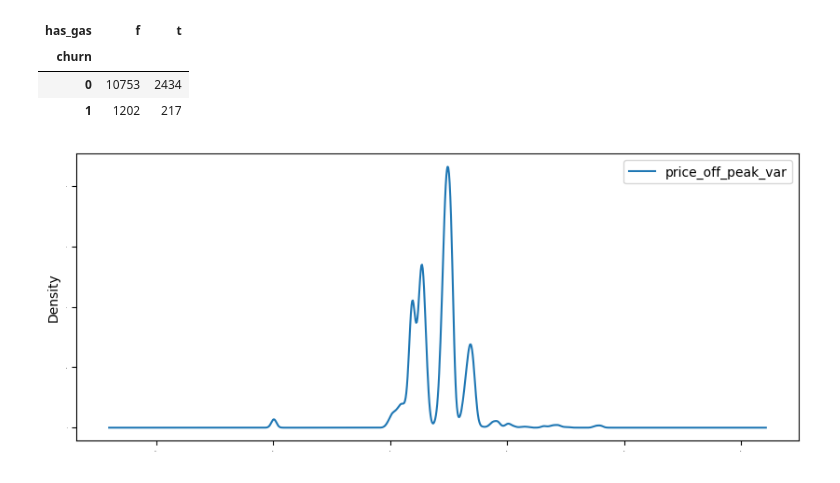
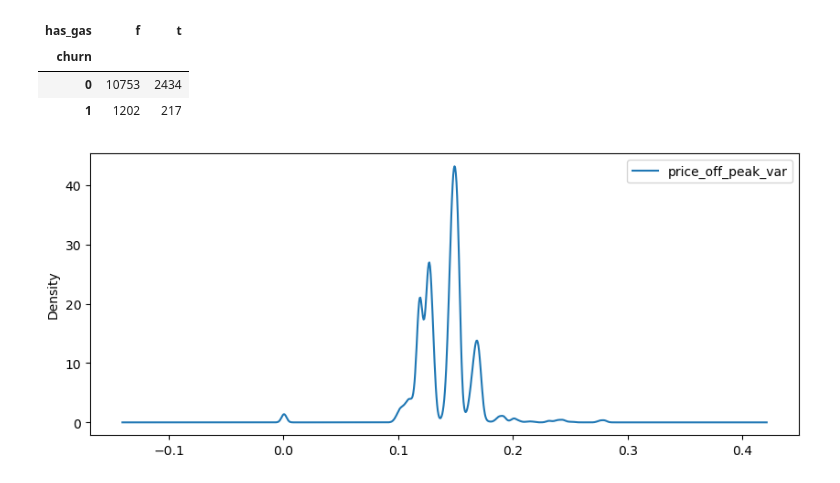
Before and after one commit to RushanerM/Job-Simulation, a Jupyter notebook: Powerco_eda.ipynb, the cells around one changed output. Cells and saved outputs as stored; diff of their text form; code cells hidden in the pictures.

Commit message:
Check the  price trend

```diff
--- a/Powerco_eda.ipynb
+++ b/Powerco_eda.ipynb
@@ -54,23 +54,7 @@ def infom(df):
     print("\n")
     return display(df.info())
 
-def date_trans(df, col= str|list):
-
-    for date in col:
-
-        df[date]= pd.to_datetime(df[date],
-                                errors= "coerce"
-                            )
-
-    df["mes"] = df[col[-1]].dt.month_name()
-
-    return df
-
-
 # Printing the informacion about the data
 infom(client)
 infom(price)
-
-client= date_trans(client, ['date_activ', 'date_end', 'date_modif_prod', 'date_renewal'])
-price= date_trans(price, ['price_date'])
 # %% [output]
@@ -110,6 +94,23 @@ Data columns (total 8 columns):
 dtypes: float64(6), object(2)
 memory usage: 11.8+ MB
 None
+# %%
+# Date transfomation
+
+date_client=  ['date_activ', 'date_end', 'date_modif_prod', 'date_renewal']
+
+for col in date_client:
+    client[col] = pd.to_datetime(
+        client[col],
+        errors= 'coerce'
+    )
+
+
+
+price['price_date'] = pd.to_datetime(
+    price['price_date'],
+    errors= 'coerce'
+)
 # %%
 # Viewing the data
 display(client.head())
@@ -188,8 +183,8 @@ pd.crosstab(client['churn'], client['has_gas'],)
 | 1 | 1202 | 217 |
 # %%
 # Visualizing price distribution in the 1st period
-price['price_off_peak_var'].plot(kind= 'density',layout= (3,3), legend= True, fontsize= 1, figsize= (10, 4))
+price['price_off_peak_var'].plot(kind= 'density',layout= (3,3), legend= True, figsize= (10, 4))
 plt.show()
 # %% [output]
-[figure, old version]
+[figure, new version]
 # %%
```
Also changed, not shown: parts of 6 cells of this notebook.
